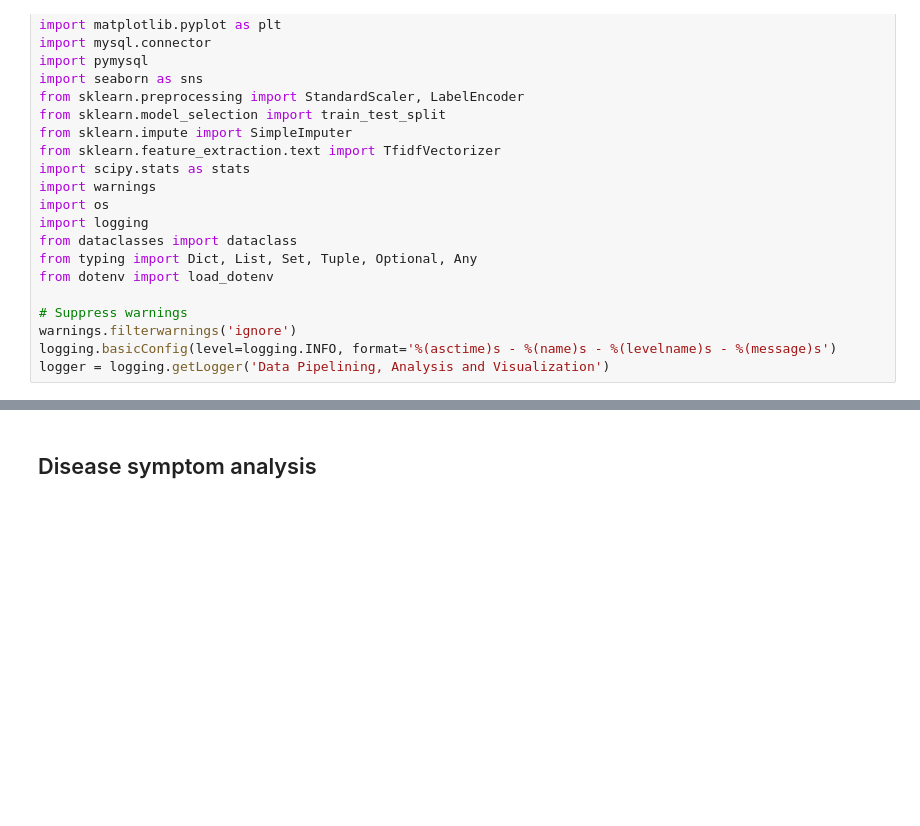
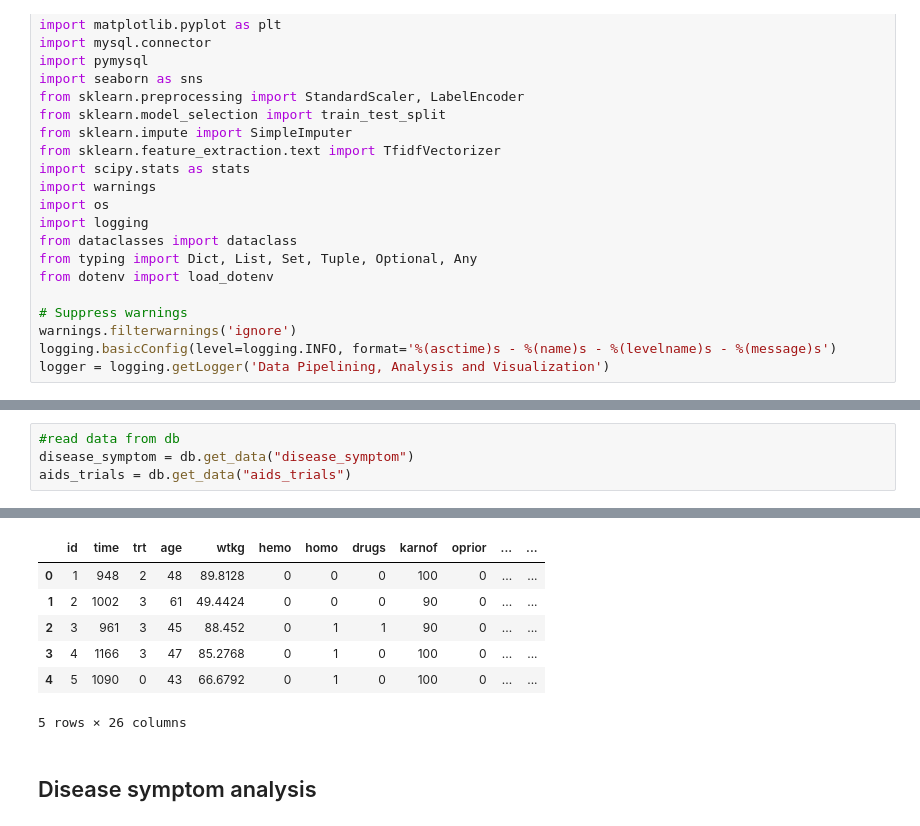
Before and after one commit to Shane-131/disease_analysis, a Jupyter notebook: health_analysis.ipynb, the cells around one changed output, grey strips where cells are left out. Drawn from its saved outputs; the diff is of its cells as text; blank space fills up the shorter version.

```diff
--- a/health_analysis.ipynb
+++ b/health_analysis.ipynb
@@ -482,0 +495,5 @@ def prepare_dataset(data: pd.DataFrame, target_col: str, excluded_patterns: list
+# %%
+#read data from db
+disease_symptom = db.get_data("disease_symptom")
+aids_trials = db.get_data("aids_trials")
+# %% [output]
@@ -483,3 +502,10 @@ def prepare_dataset(data: pd.DataFrame, target_col: str, excluded_patterns: list
+|  | id | time | trt | age | wtkg | hemo | homo | drugs | karnof | oprior | ... | ... |
+| 0 | 1 | 948 | 2 | 48 | 89.8128 | 0 | 0 | 0 | 100 | 0 | ... | ... |
+| 1 | 2 | 1002 | 3 | 61 | 49.4424 | 0 | 0 | 0 | 90 | 0 | ... | ... |
+| 2 | 3 | 961 | 3 | 45 | 88.452 | 0 | 1 | 1 | 90 | 0 | ... | ... |
+| 3 | 4 | 1166 | 3 | 47 | 85.2768 | 0 | 1 | 0 | 100 | 0 | ... | ... |
+| 4 | 5 | 1090 | 0 | 43 | 66.6792 | 0 | 1 | 0 | 100 | 0 | ... | ... |
+5 rows × 26 columns
 # %% [markdown]
 ## Disease symptom analysis
 # %%
```
Also changed, not shown: parts of 13 cells of this notebook.
